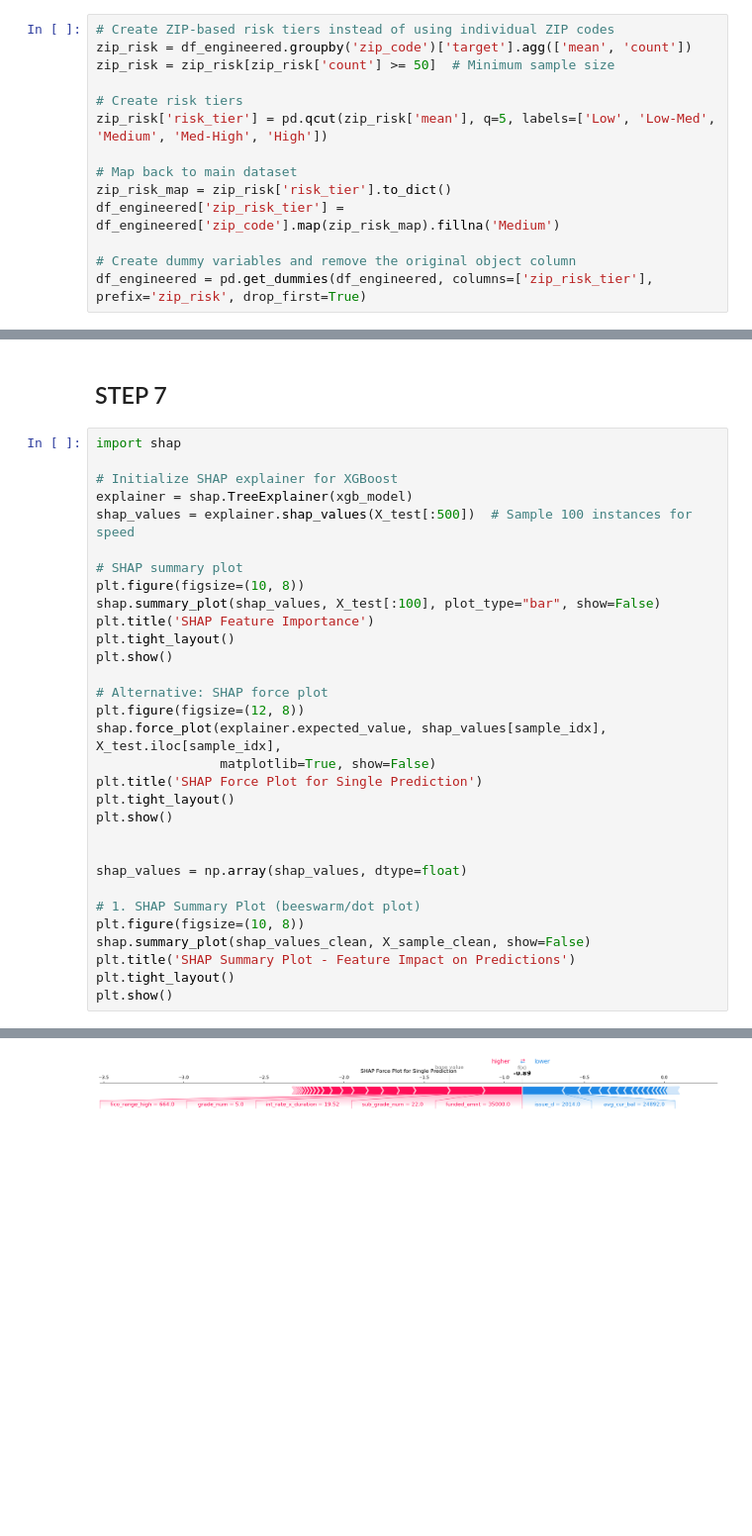
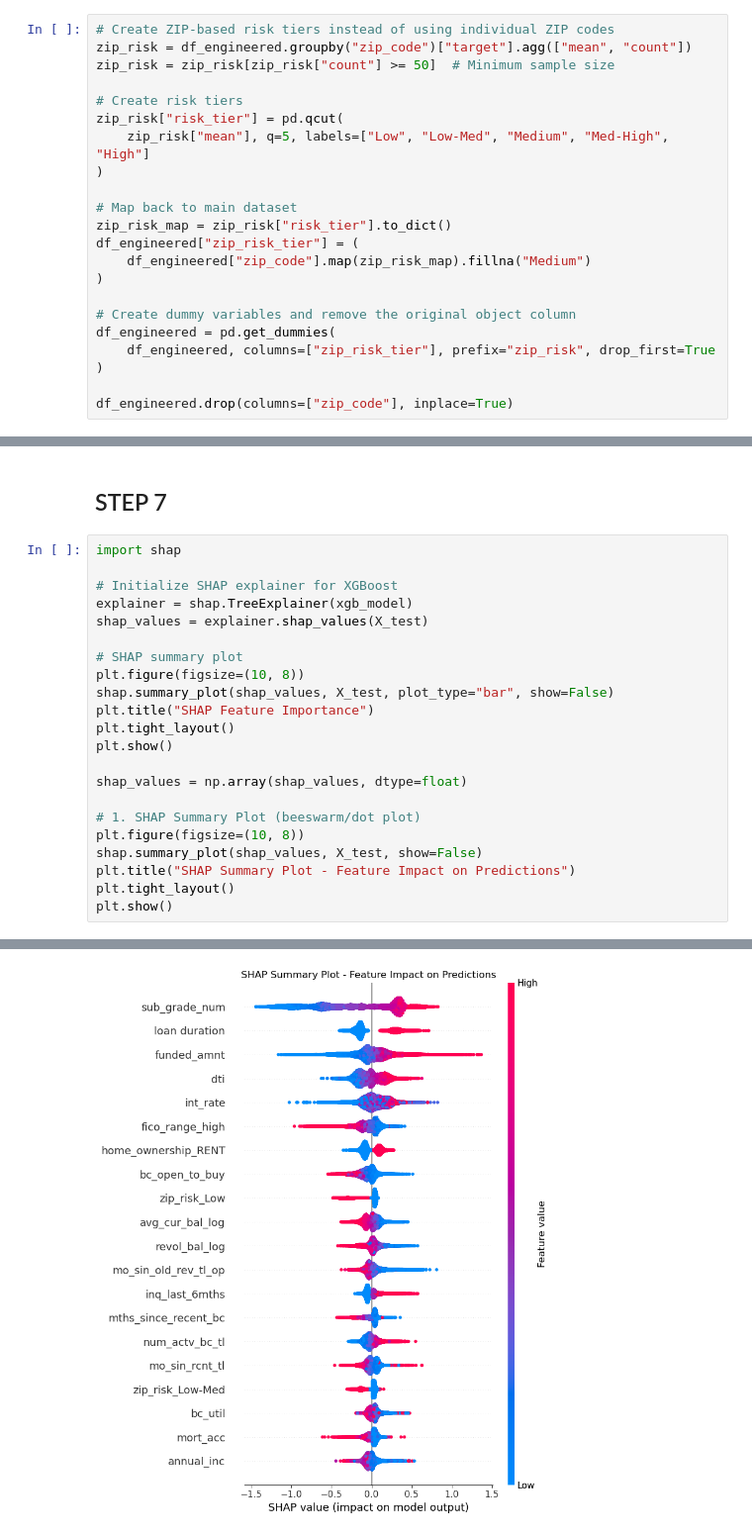
Before and after one commit to maximotk/explainable-credit-scoring, a Jupyter notebook: eda.ipynb, the cells around one changed output, grey strips where cells are left out. Shown at 99% size. Drawn from its saved outputs; the diff is of its cells as text; blank space fills up the shorter version.

```diff
--- a/eda.ipynb
+++ b/eda.ipynb
@@ -285,16 +317,24 @@ zip_code
 126             0.2844         327  78287.6807            19.9090
 # %%
 # Create ZIP-based risk tiers instead of using individual ZIP codes
-zip_risk = df_engineered.groupby('zip_code')['target'].agg(['mean', 'count'])
-zip_risk = zip_risk[zip_risk['count'] >= 50]  # Minimum sample size
+zip_risk = df_engineered.groupby("zip_code")["target"].agg(["mean", "count"])
+zip_risk = zip_risk[zip_risk["count"] >= 50]  # Minimum sample size
 
 # Create risk tiers
-zip_risk['risk_tier'] = pd.qcut(zip_risk['mean'], q=5, labels=['Low', 'Low-Med', 'Medium', 'Med-High', 'High'])
+zip_risk["risk_tier"] = pd.qcut(
+    zip_risk["mean"], q=5, labels=["Low", "Low-Med", "Medium", "Med-High", "High"]
+)
 
 # Map back to main dataset
-zip_risk_map = zip_risk['risk_tier'].to_dict()
-df_engineered['zip_risk_tier'] = df_engineered['zip_code'].map(zip_risk_map).fillna('Medium')
+zip_risk_map = zip_risk["risk_tier"].to_dict()
+df_engineered["zip_risk_tier"] = (
+    df_engineered["zip_code"].map(zip_risk_map).fillna("Medium")
+)
 
 # Create dummy variables and remove the original object column
-df_engineered = pd.get_dummies(df_engineered, columns=['zip_risk_tier'], prefix='zip_risk', drop_first=True)
+df_engineered = pd.get_dummies(
+    df_engineered, columns=["zip_risk_tier"], prefix="zip_risk", drop_first=True
+)
+
+df_engineered.drop(columns=["zip_code"], inplace=True)
 # %%
@@ -2170,30 +1724,21 @@ import shap
 
 # Initialize SHAP explainer for XGBoost
 explainer = shap.TreeExplainer(xgb_model)
-shap_values = explainer.shap_values(X_test[:500])  # Sample 100 instances for speed
+shap_values = explainer.shap_values(X_test)
 
 # SHAP summary plot
 plt.figure(figsize=(10, 8))
-shap.summary_plot(shap_values, X_test[:100], plot_type="bar", show=False)
-plt.title('SHAP Feature Importance')
+shap.summary_plot(shap_values, X_test, plot_type="bar", show=False)
+plt.title("SHAP Feature Importance")
 plt.tight_layout()
 plt.show()
-
-# Alternative: SHAP force plot
-plt.figure(figsize=(12, 8))
-shap.force_plot(explainer.expected_value, shap_values[sample_idx], X_test.iloc[sample_idx],
-                matplotlib=True, show=False)
-plt.title('SHAP Force Plot for Single Prediction')
-plt.tight_layout()
-plt.show()
-
 
 shap_values = np.array(shap_values, dtype=float)
 
 # 1. SHAP Summary Plot (beeswarm/dot plot)
 plt.figure(figsize=(10, 8))
-shap.summary_plot(shap_values_clean, X_sample_clean, show=False)
-plt.title('SHAP Summary Plot - Feature Impact on Predictions')
+shap.summary_plot(shap_values, X_test, show=False)
+plt.title("SHAP Summary Plot - Feature Impact on Predictions")
 plt.tight_layout()
 plt.show()
 # %% [output]
@@ -2202 +1746 @@ plt.show()
-[figure, old version]
+[figure, new version]
```
Also changed, not shown: parts of 45 cells of this notebook, 1 other file.
